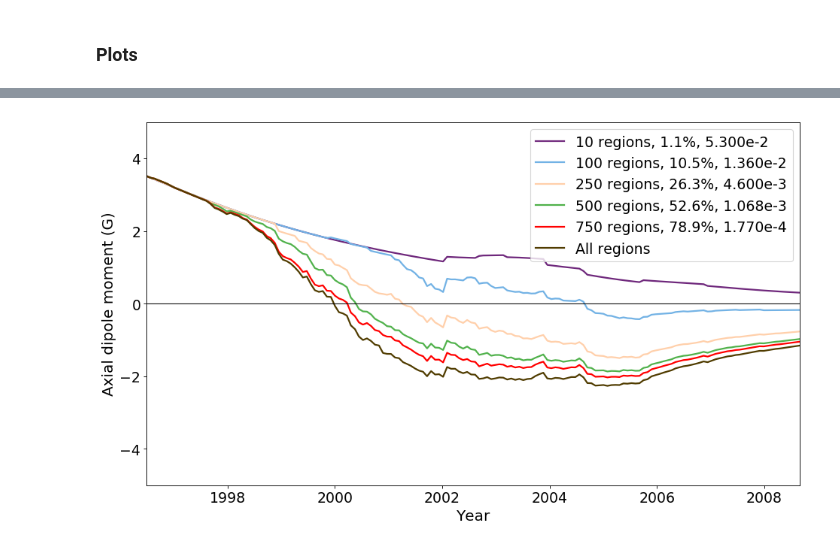
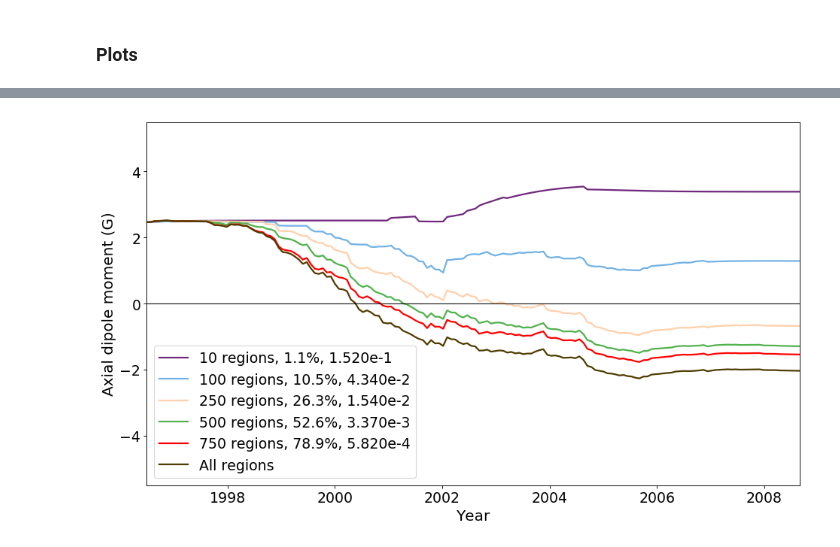
Before and after one commit to twhitbread/python-scatter, a Jupyter notebook: pythonscatter_c23.ipynb, the cells around one changed output, grey strips where cells are left out. Drawn from its saved outputs; the diff is of its cells as text; code cells hidden in the pictures.

```diff
--- a/pythonscatter_c23.ipynb
+++ b/pythonscatter_c23.ipynb
@@ -9,6 +9,7 @@ import matplotlib.colors as mcol
 import matplotlib.cm as cm
 import itertools
 import pandas as pd
+from scipy import stats
 %matplotlib inline
 
 # Font Size
@@ -20,7 +21,7 @@ font = {'family': 'sans-serif',
 plt.rc('font', **font)
 
 
-A = np.fromfile('axcollect_realinit_decay.dat',dtype=np.float32)
+A = np.fromfile('axcollect_correct.dat',dtype=np.float32)
 A = A.reshape(951,164)
 
 N = np.fromfile('npole_correct.dat',dtype=np.float32)
@@ -29,7 +30,7 @@ N = N.reshape(951,164)
 S = np.fromfile('spole_correct.dat',dtype=np.float32)
 S = S.reshape(951,164)
 
-axdipole2 = np.fromfile('axdipole2_realinit_decay.dat',dtype=np.float32)
+axdipole2 = np.fromfile('axdipole2.dat',dtype=np.float32)
 
 start = []
 start_npole = []
@@ -56,9 +57,10 @@ begin = np.asarray(begin)
 begin_npole = np.asarray(begin_npole)
 begin_spole = np.asarray(begin_spole)
 
-begin_rel = begin/(axdipole2[163]-axdipole2[0])
 final = A[:,163]
 final[0] = 1e-7
+begin[0] = 1e-7
+begin_rel = begin/(axdipole2[163]-axdipole2[0])
 final_rel = final/(axdipole2[163]-axdipole2[0])
 final_npole = N[:,163]
 final_spole = S[:,163]
@@ -89,9 +91,9 @@ weak_spole = np.asarray(np.where(abs(final_spole)<thresh_spole))
 reg_percent_spole = strong_spole.size/951*100;
 #print(reg_percent_spole)
 
-initflux = np.fromfile('initflux_realinit_decay.dat',dtype=np.float32)
-initflux2 = np.fromfile('initflux2_realinit_decay.dat',dtype=np.float32)
-reg_lat = np.fromfile('reg_lat_realinit_decay.dat',dtype=np.float32)
+initflux = np.fromfile('initflux_collect.dat',dtype=np.float32)
+initflux2 = np.fromfile('initflux2_collect.dat',dtype=np.float32)
+reg_lat = np.fromfile('reg_lat_collect.dat',dtype=np.float32)
 angle = np.fromfile('angle_collect.dat',dtype=np.float32)
 
 a = [(initflux),(initflux2),(reg_lat),(start),(final_rel),(angle),(begin),(begin_rel),(final)]
@@ -237,37 +369,37 @@ ax3.spines['left'].set_linewidth(3)
 # %%
 brown = (80/255,60/255,0)
 green = (81/255,178/255,76/255)
 blue = (114/255,178/255,229/255)
 purple = (111/255,40/255,124/255)
 peach = (1,208/255,171/255)
 orange = (255/255,161/255,0)
 pink = (255/255,153/255,153/255)
 
 timeyear = (np.arange(1,165)*27.27+152)/365.25+1996
 
-axdipole_10 = np.fromfile('axdipole_10_realinit_decay.dat',dtype=np.float32)
-axdipole_100 = np.fromfile('axdipole_100_realinit_decay.dat',dtype=np.float32)
-axdipole_250 = np.fromfile('axdipole_250_realinit_decay.dat',dtype=np.float32)
-axdipole_500 = np.fromfile('axdipole_500_realinit_decay.dat',dtype=np.float32)
-axdipole_750 = np.fromfile('axdipole_750_realinit_decay.dat',dtype=np.float32)
+axdipole_10 = np.fromfile('axdipole_10.dat',dtype=np.float32)
+axdipole_100 = np.fromfile('axdipole_100.dat',dtype=np.float32)
+axdipole_250 = np.fromfile('axdipole_250.dat',dtype=np.float32)
+axdipole_500 = np.fromfile('axdipole_500.dat',dtype=np.float32)
+axdipole_750 = np.fromfile('axdipole_750.dat',dtype=np.float32)
 
 fig2 = plt.figure(figsize=(14,8), dpi= 80, facecolor='w', edgecolor='k')
-plt.plot(timeyear,axdipole_10,color=purple,lw=2,label='10 regions, 1.1%, 5.300e-2')
-plt.plot(timeyear,axdipole_100,color=blue,lw=2,label='100 regions, 10.5%, 1.360e-2')
-plt.plot(timeyear,axdipole_250,color=peach,lw=2,label='250 regions, 26.3%, 4.600e-3')
-plt.plot(timeyear,axdipole_500,color=green,lw=2,label='500 regions, 52.6%, 1.068e-3')
-plt.plot(timeyear,axdipole_750,'red',lw=2,label='750 regions, 78.9%, 1.770e-4')
+plt.plot(timeyear,axdipole_10,color=purple,lw=2,label='10 regions, 1.1%, 1.520e-1')
+plt.plot(timeyear,axdipole_100,color=blue,lw=2,label='100 regions, 10.5%, 4.340e-2')
+plt.plot(timeyear,axdipole_250,color=peach,lw=2,label='250 regions, 26.3%, 1.540e-2')
+plt.plot(timeyear,axdipole_500,color=green,lw=2,label='500 regions, 52.6%, 3.370e-3')
+plt.plot(timeyear,axdipole_750,'red',lw=2,label='750 regions, 78.9%, 5.820e-4')
 plt.plot(timeyear,axdipole2,color=brown,lw=2,label='All regions')
 plt.plot((timeyear[0],timeyear[163]), (0, 0), 'k-',lw=1)
 plt.xlim(timeyear[0],timeyear[163])
-plt.ylim(-5,5)
+plt.ylim(-5.5,5.5)
 plt.xlabel('Year',fontsize=18)
 plt.ylabel('Axial dipole moment (G)',fontsize=18)
 plt.legend()
 plt.show()
 
 #plt.savefig('/home/grads/xsxs53/Documents/phd/Papers/regions_axd/c23_5profiles.eps', format='eps', dpi=300,bbox_inches='tight')
 # %% [output]
-[figure, old version]
+[figure, new version]
 # %%
 fig2 = plt.figure(figsize=(18,8), dpi= 80, facecolor='w', edgecolor='k')
```
Also changed, not shown: parts of 5 cells of this notebook, 32 other files.
